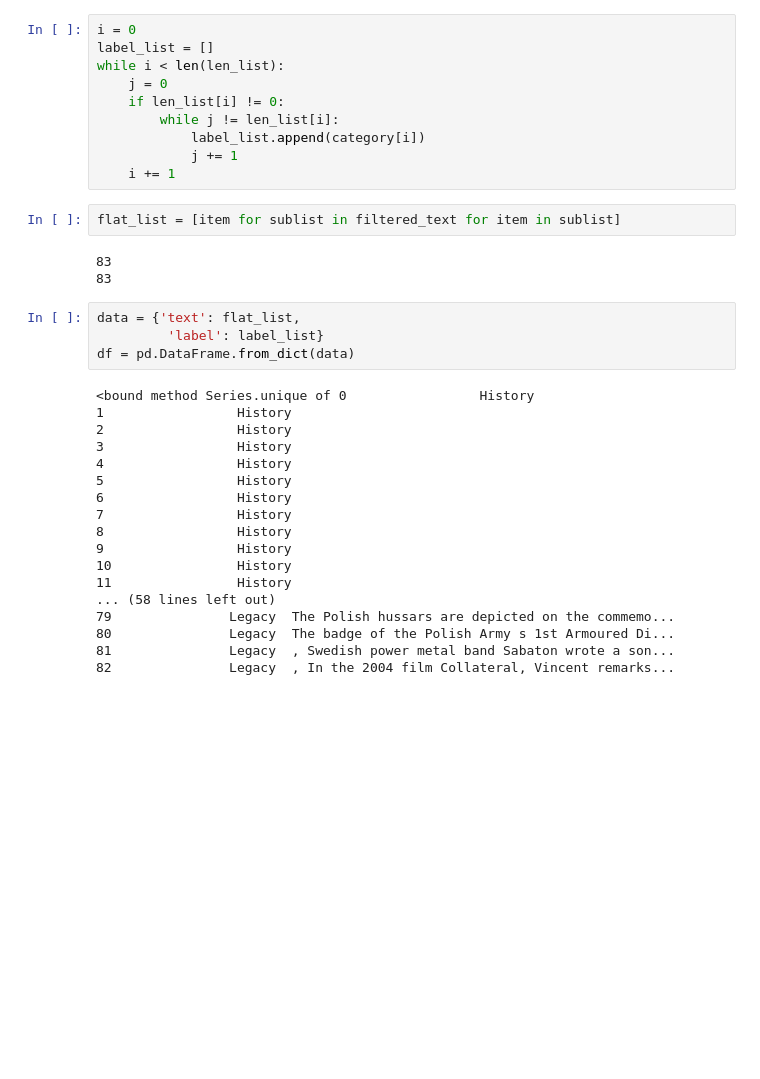
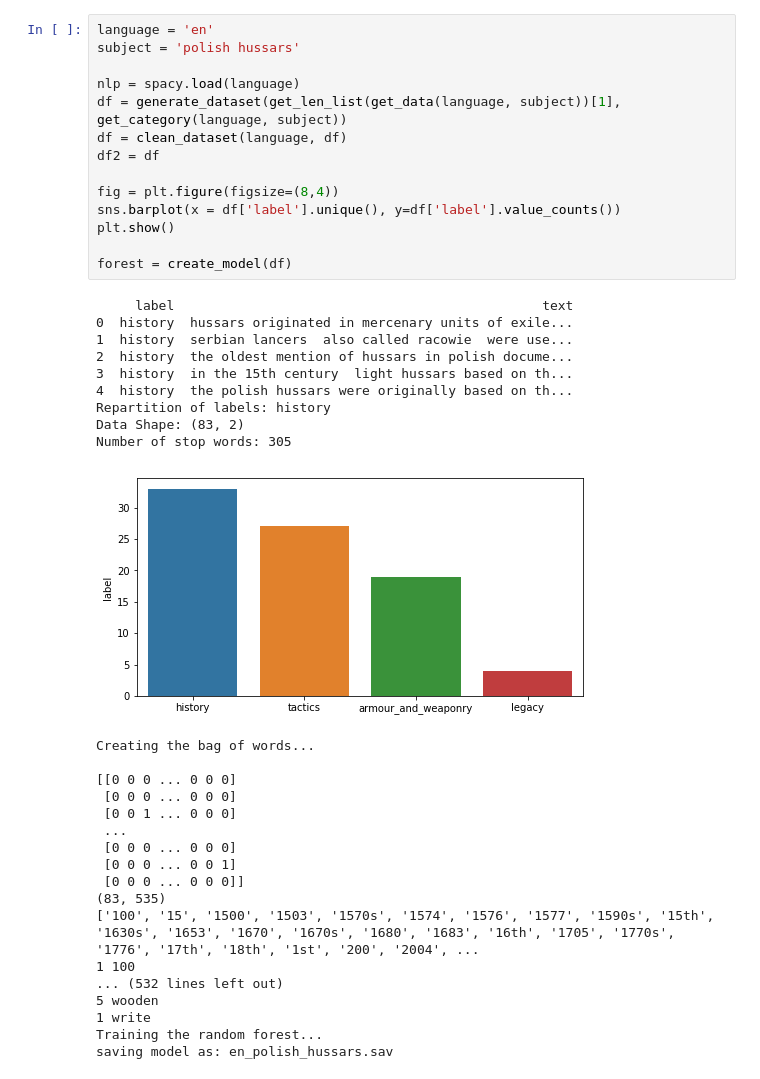
Before and after one commit to elBichon/blue_orchid.github.io, a Jupyter notebook: wikipedia.ipynb, the cells around one changed output. Cells and saved outputs as stored; diff of their text form; blank space fills up the shorter version.

```diff
--- a/wikipedia.ipynb
+++ b/wikipedia.ipynb
@@ -62,37 +149,42 @@ while i < len(filter_tag):
-# %%
-i = 0
-label_list = []
-while i < len(len_list):
-    j = 0
-    if len_list[i] != 0:
-        while j != len_list[i]:
-            label_list.append(category[i])
-            j += 1
-    i += 1
-# %%
-flat_list = [item for sublist in filtered_text for item in sublist]
-# %% [output]
-83
-83
-# %%
-data = {'text': flat_list,
-         'label': label_list}
-df = pd.DataFrame.from_dict(data)
-# %% [output]
-<bound method Series.unique of 0                 History
-1                 History
-2                 History
-3                 History
-4                 History
-5                 History
-6                 History
-7                 History
-8                 History
-9                 History
-10                History
-11                History
-... (58 lines left out)
-79               Legacy  The Polish hussars are depicted on the commemo...
-80               Legacy  The badge of the Polish Army s 1st Armoured Di...
-81               Legacy  , Swedish power metal band Sabaton wrote a son...
-82               Legacy  , In the 2004 film Collateral, Vincent remarks...
+# %%
+language = 'en'
+subject = 'polish hussars'
+
+nlp = spacy.load(language)
+df = generate_dataset(get_len_list(get_data(language, subject))[1], get_category(language, subject))
+df = clean_dataset(language, df)
+df2 = df
+
+fig = plt.figure(figsize=(8,4))
+sns.barplot(x = df['label'].unique(), y=df['label'].value_counts())
+plt.show()
+
+forest = create_model(df)
+# %% [output]
+     label                                               text
+0  history  hussars originated in mercenary units of exile...
+1  history  serbian lancers  also called racowie  were use...
+2  history  the oldest mention of hussars in polish docume...
+3  history  in the 15th century  light hussars based on th...
+4  history  the polish hussars were originally based on th...
+Repartition of labels: history
+Data Shape: (83, 2)
+Number of stop words: 305
+[figure, added]
+Creating the bag of words...
+
+[[0 0 0 ... 0 0 0]
+ [0 0 0 ... 0 0 0]
+ [0 0 1 ... 0 0 0]
+ ...
+ [0 0 0 ... 0 0 0]
+ [0 0 0 ... 0 0 1]
+ [0 0 0 ... 0 0 0]]
+(83, 535)
+['100', '15', '1500', '1503', '1570s', '1574', '1576', '1577', '1590s', '15th', '1630s', '1653', '1670', '1670s', '1680', '1683', '16th', '1705', '1770s', '1776', '17th', '18th', '1st', '200', '2004', ...
+1 100
+... (532 lines left out)
+5 wooden
+1 write
+Training the random forest...
+saving model as: en_polish_hussars.sav
```
Also changed, not shown: parts of 7 cells of this notebook.
